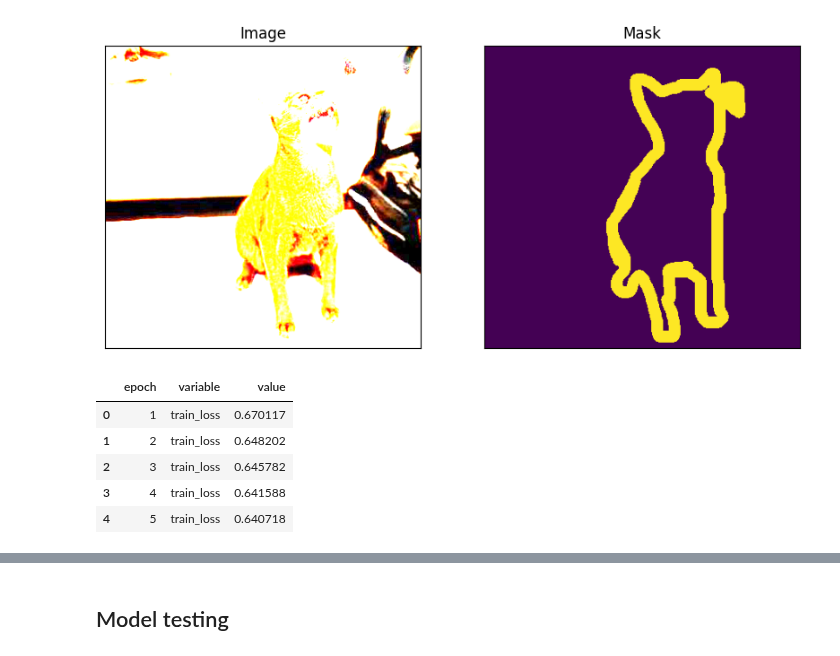
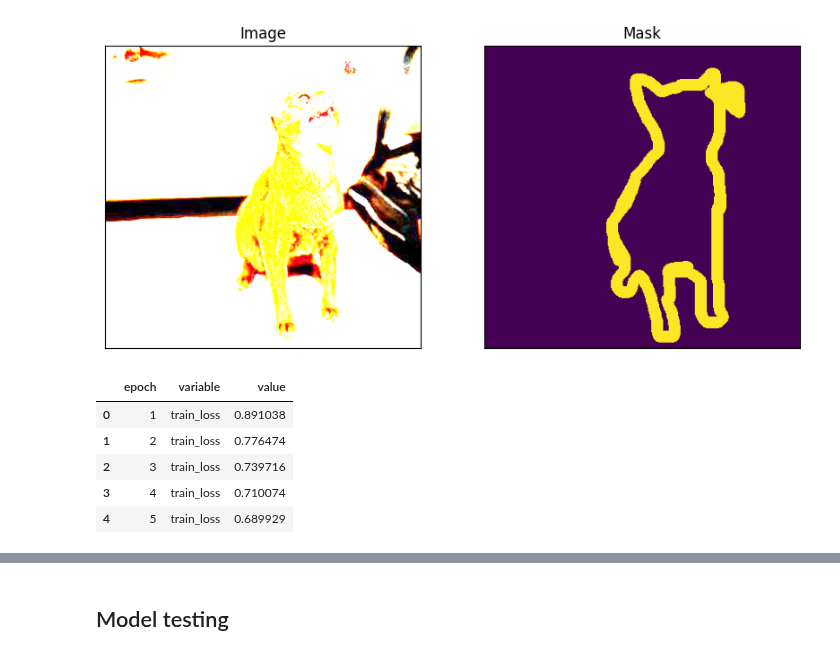
Before and after one commit to G30rg3ab/Computer-Vision-Project, a Jupyter notebook: playground.ipynb, the cells around one changed output, grey strips where cells are left out. Saved outputs shown, nothing was run; the diff lists cells and outputs as text; code cells hidden in the pictures.

```diff
--- a/playground.ipynb
+++ b/playground.ipynb
@@ -96,13 +96,23 @@ visualise_data(image = image, mask = mask)
 # %%
 import pandas as pd
 import seaborn as sns
-df = pd.read_csv('/Users/georgeboutselis/Downloads/training_log-13.csv')
+import matplotlib.pyplot as plt
+plt.rcParams.update({
+    'font.size': 9,                # base font size
+    'axes.titlesize': 9,
+    'axes.labelsize': 9,           # axis labels
+    'xtick.labelsize': 8,          # x tick labels
+    'ytick.labelsize': 8,          # y tick labels
+    'legend.fontsize': 8,
+    'figure.dpi': 300              # high-res export
+})
+df = pd.read_csv('/Users/georgeboutselis/Downloads/training_log_CE.csv')
 df = df.melt(id_vars=['epoch'])
 df.head()
 # %% [output]
 |  | epoch | variable | value |
-| 0 | 1 | train_loss | 0.670117 |
-| 1 | 2 | train_loss | 0.648202 |
-| 2 | 3 | train_loss | 0.645782 |
-| 3 | 4 | train_loss | 0.641588 |
-| 4 | 5 | train_loss | 0.640718 |
+| 0 | 1 | train_loss | 0.891038 |
+| 1 | 2 | train_loss | 0.776474 |
+| 2 | 3 | train_loss | 0.739716 |
+| 3 | 4 | train_loss | 0.710074 |
+| 4 | 5 | train_loss | 0.689929 |
```
Also changed, not shown: parts of 4 cells of this notebook, 6 other files.
